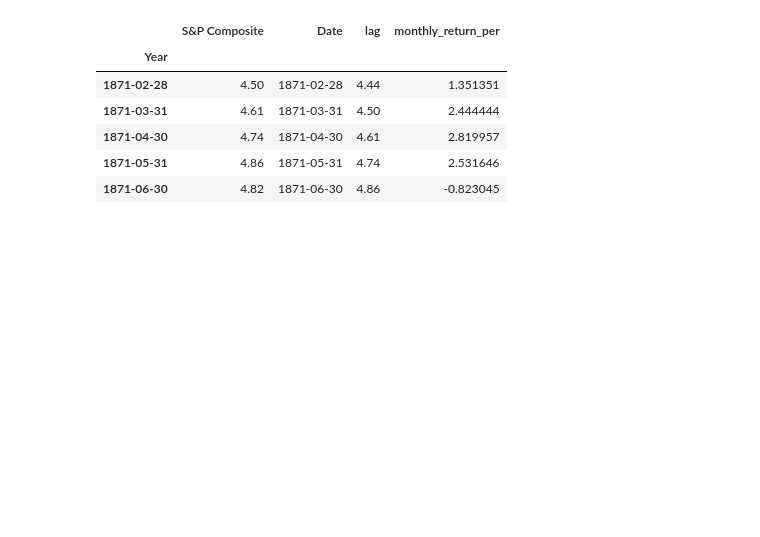
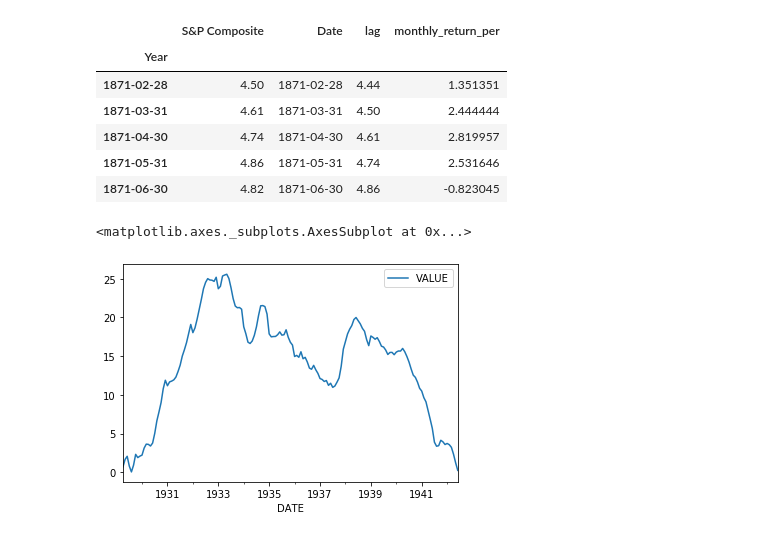
Before and after one commit to Carterbouley/mod_3_project, a Jupyter notebook: Aroa_notebook.ipynb, the cells around one changed output. Drawn from its saved outputs; the diff is of its cells as text; code cells hidden in the pictures; blank space fills up the shorter version.

```diff
--- a/Aroa_notebook.ipynb
+++ b/Aroa_notebook.ipynb
@@ -77,3 +81,8 @@ sp.head()
 | 1871-04-30 | 4.74 | 1871-04-30 | 4.61 | 2.819957 |
 | 1871-05-31 | 4.86 | 1871-05-31 | 4.74 | 2.531646 |
 | 1871-06-30 | 4.82 | 1871-06-30 | 4.86 | -0.823045 |
+# %%
+u.plot()
+# %% [output]
+<matplotlib.axes._subplots.AxesSubplot at 0x...>
+[figure, added]
```
Also changed, not shown: parts of 12 cells of this notebook.
